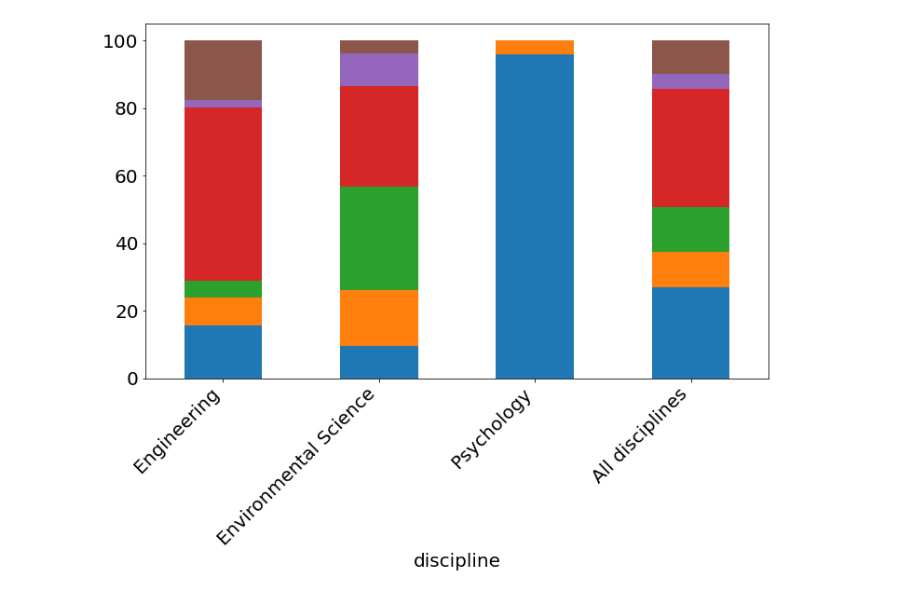
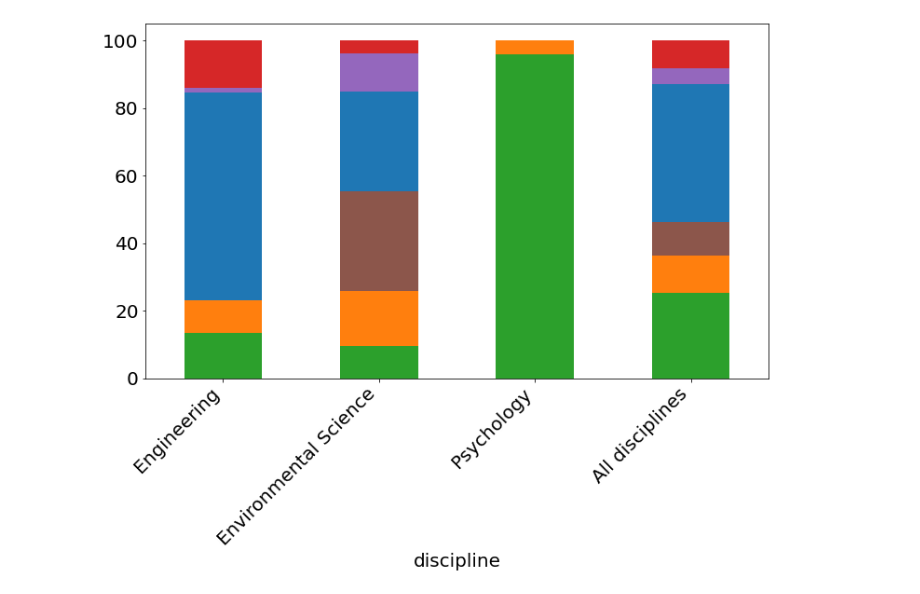
Before and after one commit to vitorhirata/resilience-metrics-review, a Jupyter notebook: review_result_analysis.ipynb, the cells around one changed output. Cells and saved outputs as stored; diff of their text form; code cells hidden in the pictures.

```diff
--- a/review_result_analysis.ipynb
+++ b/review_result_analysis.ipynb
@@ -43,18 +40,8 @@ df.to_excel('data/meta_review_grouped.xlsx')
-# %%
-# Read grouped excell - optional step
-df = pd.read_excel('data/meta_review_grouped.xlsx', index_col=0, engine='openpyxl')
 # %%
-# Drop columns that will not be used
-drop_columns = ['Validator name', 'Metric name (optional)',
-                'Title of original reference paper (optional)', 'Other']
-df = df.drop(columns=drop_columns)
-
 # Rename columns
 new_columns_name = ['paper_title', 'paper_DOI', 'reader', 'discipline', 'category', 'diversity-based',
-                    'agency-based', 'description', 'topic', 'sorting']
+                    'why_diversity', 'agency-based', 'metric_description', 'metric_name', 'metric_reference',
+                    'other', 'topic', 'sorting']
 new_columns = dict(zip(list(df.columns), new_columns_name))
 df = df.rename(columns=new_columns)
-
-# Create data frame removing none of above and not identifiable categories
-dfNotNull = df[~df['category'].isin(['None of above', 'Not identifiable'])]
 # %%
@@ -90,3 +81,24 @@ dtype: float64
+# %%
+# Setting plot common variables
+
+# Set font
+plt.rc('font', size=20)
+
+# Set category color palette
+'''
+Initial definition of the colors
+#categories = df['category'].unique()
+#cmap = matplotlib.cm.get_cmap('tab10')
+#category_colors = dict([[categories[idx], cmap(idx)] for idx in range(len(categories))])
+'''
+category_colors = {
+  'Performance under disruption': (0.12156862745098039, 0.4666666666666667, 0.7058823529411765, 1.0),
+  'Compound indicator at system level': (1.0, 0.4980392156862745, 0.054901960784313725, 1.0),
+  'Compound indicator at individual level': (0.17254901960784313, 0.6274509803921569, 0.17254901960784313, 1.0),
+  'System Structure': (0.8392156862745098, 0.15294117647058825, 0.1568627450980392, 1.0),
+  'Shape of potential landscape': (0.5803921568627451, 0.403921568627451, 0.7411764705882353, 1.0),
+  'Early-warning signals': (0.5490196078431373, 0.33725490196078434, 0.29411764705882354, 1.0)
+}
 # %%
 # Metric category per topic model
 
@@ -124,19 +120,20 @@ plt.show()
 # %%
 # Metric category per discipline (reduced discipline set)
 
-dfSimplerDiscipline = dfNotNull.replace(['Ecology', 'Development Studies'], 'Environmental Science')
+dfSimplerDiscipline = df.replace(['Ecology', 'Development Studies'], 'Environmental Science')
 
 dfGroup = dfSimplerDiscipline.groupby(['discipline', 'category']).size()
 dfGroup = dfGroup.unstack()
 dfGroup.loc['All disciplines'] = dfGroup.sum(axis=0) / dfGroup.sum(axis=0).sum()
 dfGroup = dfGroup.div(dfGroup.sum(axis=1), axis=0)
 dfGroup *= 100
 
-plt.rc('font', size=20)
-dfGroup.plot(kind='bar', stacked=True, figsize=(12, 7), legend=None)
+colors = [category_colors[cat] for cat in dfGroup.columns]
+dfGroup.plot(kind='bar', stacked=True, figsize=(12, 7), color=colors, legend=None)
+
 plt.xticks(rotation=45, ha='right')
 #plt.legend(loc='center left', bbox_to_anchor=(1, 0.5))
 #plt.title('Percentage of metric category per topic model')
 plt.show()
 # %% [output]
-[figure, old version]
+[figure, new version]
```
Also changed, not shown: parts of 10 cells of this notebook.
